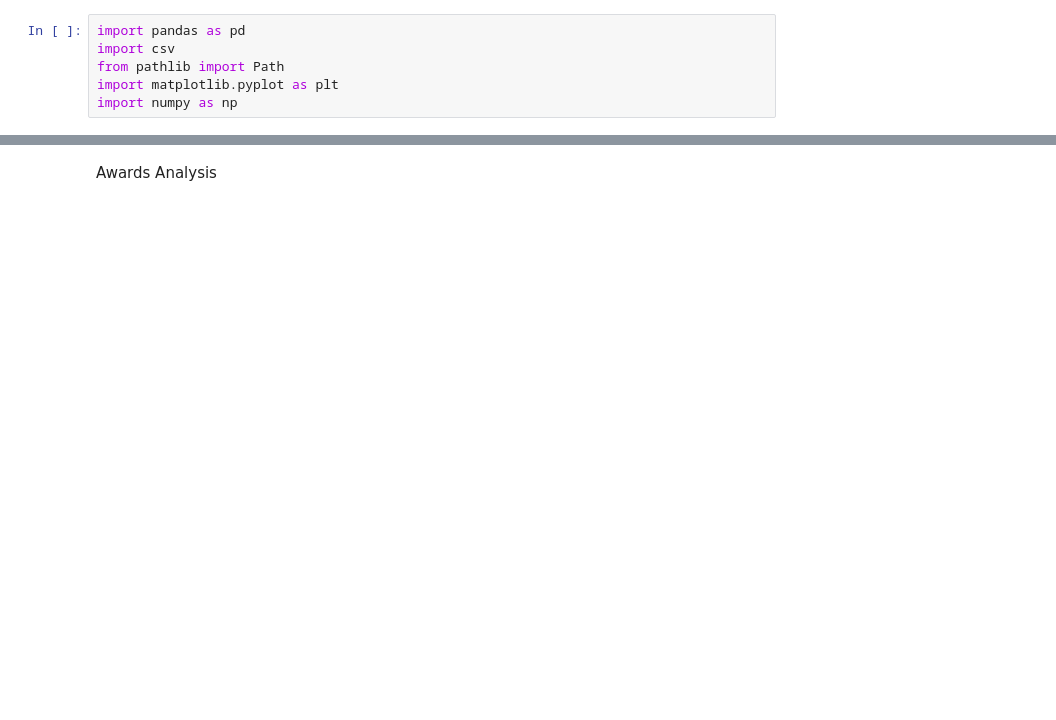
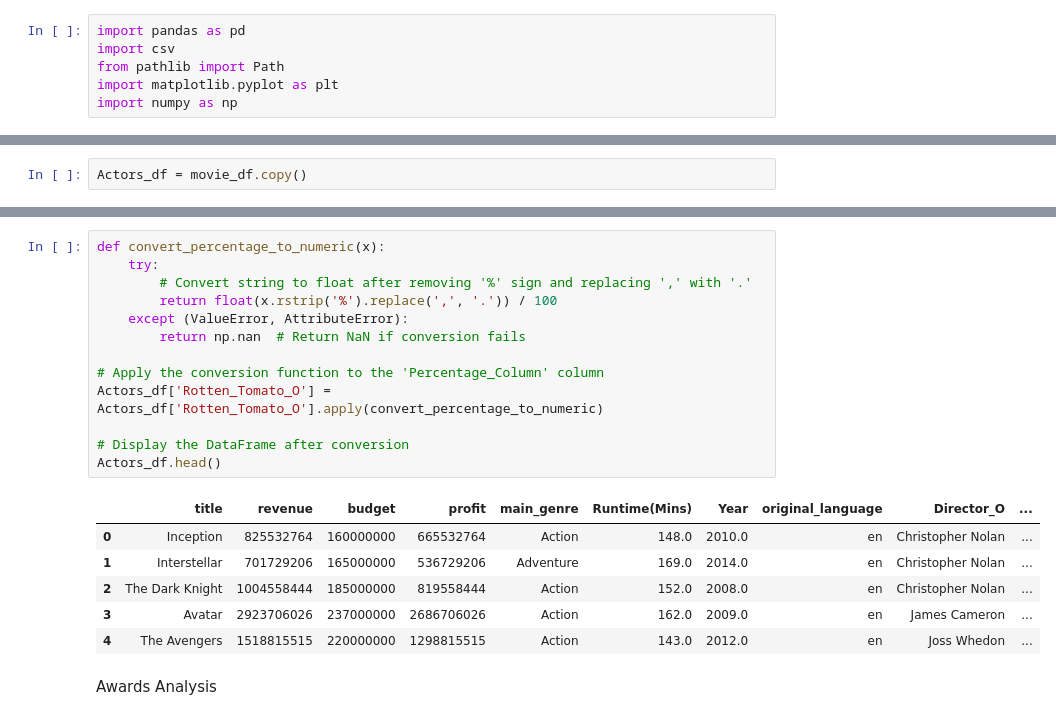
Before and after one commit to jvwastaken/Blockbuster-Breakdown, a Jupyter notebook: Data/Data_Analysis.ipynb, the cells around one changed output, grey strips where cells are left out. Drawn from its saved outputs; the diff is of its cells as text; blank space fills up the shorter version.

Commit message:
debugging on main

```diff
--- a/Data/Data_Analysis.ipynb
+++ b/Data/Data_Analysis.ipynb
@@ -20,0 +21,2 @@ Actor Analysis
+# %%
+Actors_df = movie_df.copy()
@@ -21,2 +141,22 @@ Actor Analysis
+# %%
+def convert_percentage_to_numeric(x):
+    try:
+        # Convert string to float after removing '%' sign and replacing ',' with '.'
+        return float(x.rstrip('%').replace(',', '.')) / 100
+    except (ValueError, AttributeError):
+        return np.nan  # Return NaN if conversion fails
+
+# Apply the conversion function to the 'Percentage_Column' column
+Actors_df['Rotten_Tomato_O'] = Actors_df['Rotten_Tomato_O'].apply(convert_percentage_to_numeric)
+
+# Display the DataFrame after conversion
+Actors_df.head()
+# %% [output]
+|  | title | revenue | budget | profit | main_genre | Runtime(Mins) | Year | original_language | Director_O | ... |
+| 0 | Inception | 825532764 | 160000000 | 665532764 | Action | 148.0 | 2010.0 | en | Christopher Nolan | ... |
+| 1 | Interstellar | 701729206 | 165000000 | 536729206 | Adventure | 169.0 | 2014.0 | en | Christopher Nolan | ... |
+| 2 | The Dark Knight | 1004558444 | 185000000 | 819558444 | Action | 152.0 | 2008.0 | en | Christopher Nolan | ... |
+| 3 | Avatar | 2923706026 | 237000000 | 2686706026 | Action | 162.0 | 2009.0 | en | James Cameron | ... |
+| 4 | The Avengers | 1518815515 | 220000000 | 1298815515 | Action | 143.0 | 2012.0 | en | Joss Whedon | ... |
 # %% [markdown]
 Awards Analysis
```
Also changed, not shown: parts of 13 cells of this notebook, 1 other file.
